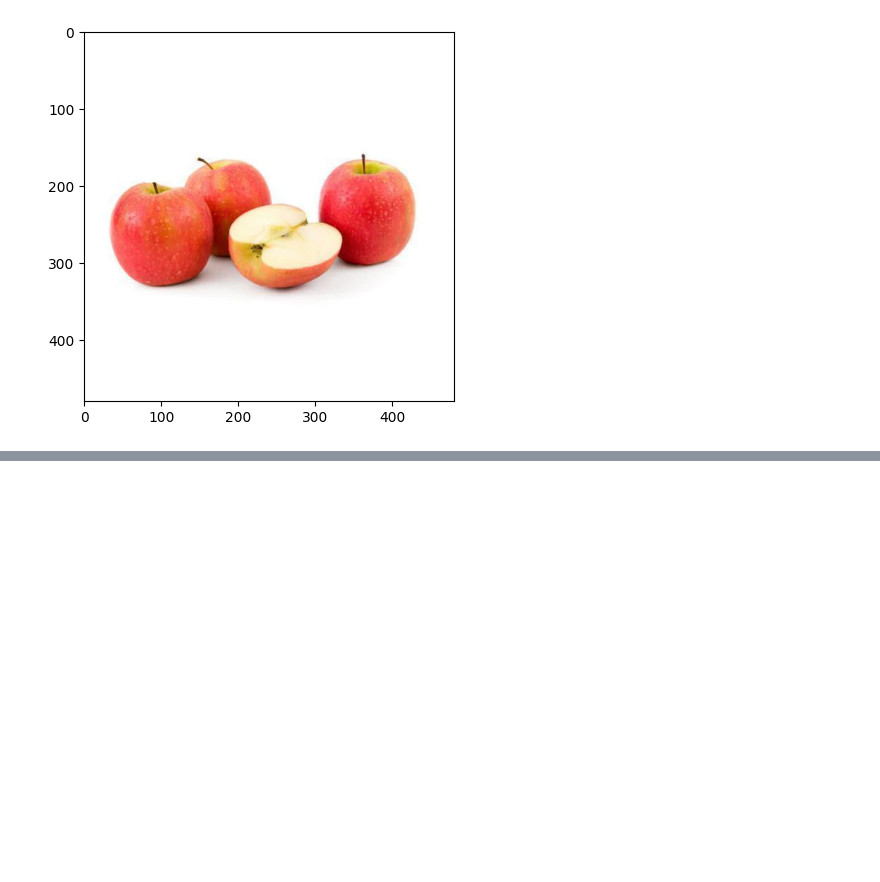
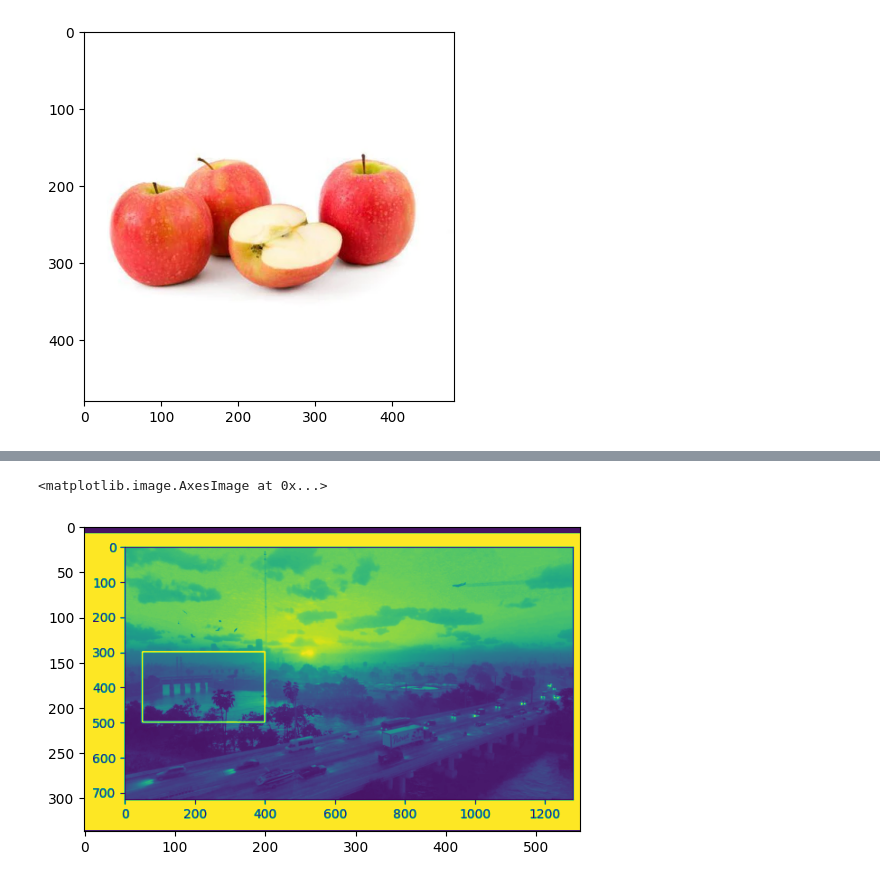
Before and after one commit to marius2347/Processing-Images-and-Videos-using-OpenCV-in-Python, a Jupyter notebook: main.ipynb, the cells around one changed output, grey strips where cells are left out. Saved outputs shown, nothing was run; the diff lists cells and outputs as text; code cells hidden in the pictures; blank space fills up the shorter version.

```diff
--- a/main.ipynb
+++ b/main.ipynb
@@ -161,0 +232,9 @@ cv2.destroyAllWindows()
+# %%
+# red image
+cv2.imshow("Green", R)
+cv2.waitKey(0)
+cv2.destroyAllWindows()
+plt.imshow(R)
+# %% [output]
+<matplotlib.image.AxesImage at 0x...>
+[figure, added]
```
Also changed, not shown: parts of 13 cells of this notebook, 8 other files.
